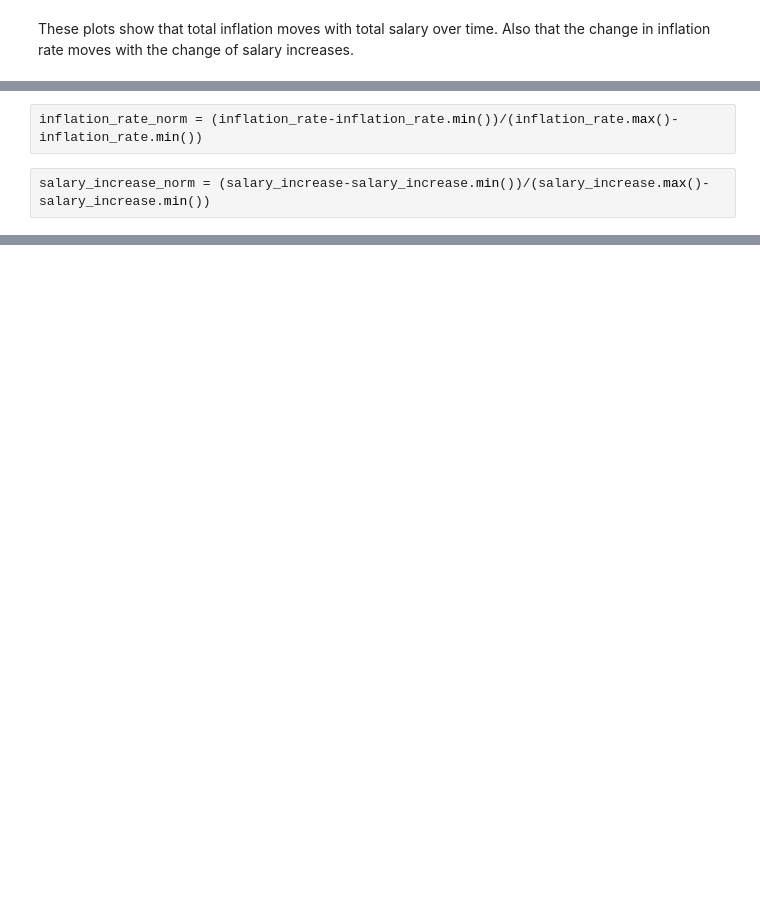
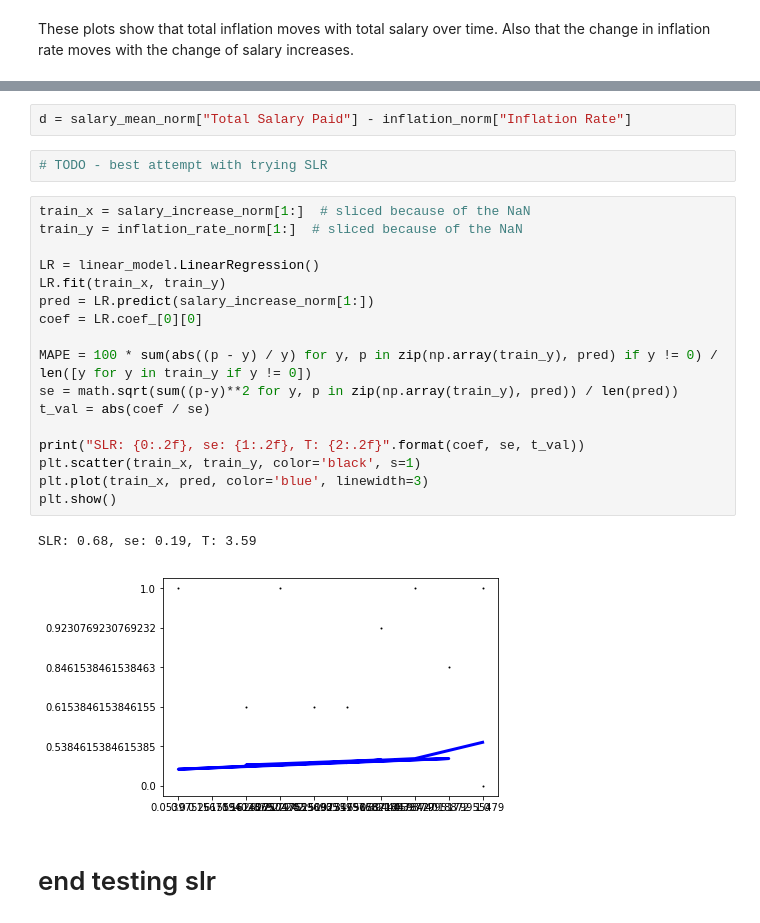
Before and after one commit to iopoi/iowa_state_employee_analysis-, a Jupyter notebook: Explore Events.ipynb, the cells around one changed output, grey strips where cells are left out. Drawn from its saved outputs; the diff is of its cells as text; blank space fills up the shorter version.

```diff
--- a/Explore Events.ipynb
+++ b/Explore Events.ipynb
@@ -250,4 +186,0 @@ plt.show()
-# %%
-inflation_rate_norm = (inflation_rate-inflation_rate.min())/(inflation_rate.max()-inflation_rate.min())
-# %%
-salary_increase_norm = (salary_increase-salary_increase.min())/(salary_increase.max()-salary_increase.min())
@@ -313,0 +242,26 @@ pd.DataFrame()
+# %%
+d = salary_mean_norm["Total Salary Paid"] - inflation_norm["Inflation Rate"]
+# %%
+# TODO - best attempt with trying SLR
+# %%
+train_x = salary_increase_norm[1:]  # sliced because of the NaN
+train_y = inflation_rate_norm[1:]  # sliced because of the NaN
+
+LR = linear_model.LinearRegression()
+LR.fit(train_x, train_y)
+pred = LR.predict(salary_increase_norm[1:])
+coef = LR.coef_[0][0]
+
+MAPE = 100 * sum(abs((p - y) / y) for y, p in zip(np.array(train_y), pred) if y != 0) / len([y for y in train_y if y != 0])
+se = math.sqrt(sum((p-y)**2 for y, p in zip(np.array(train_y), pred)) / len(pred))
+t_val = abs(coef / se)
+
+print("SLR: {0:.2f}, se: {1:.2f}, T: {2:.2f}".format(coef, se, t_val))
+plt.scatter(train_x, train_y, color='black', s=1)
+plt.plot(train_x, pred, color='blue', linewidth=3)
+plt.show()
+# %% [output]
+SLR: 0.68, se: 0.19, T: 3.59
+[figure, added]
+# %% [markdown]
+# end testing slr
```
Also changed, not shown: parts of 63 cells of this notebook, 1 other file.
